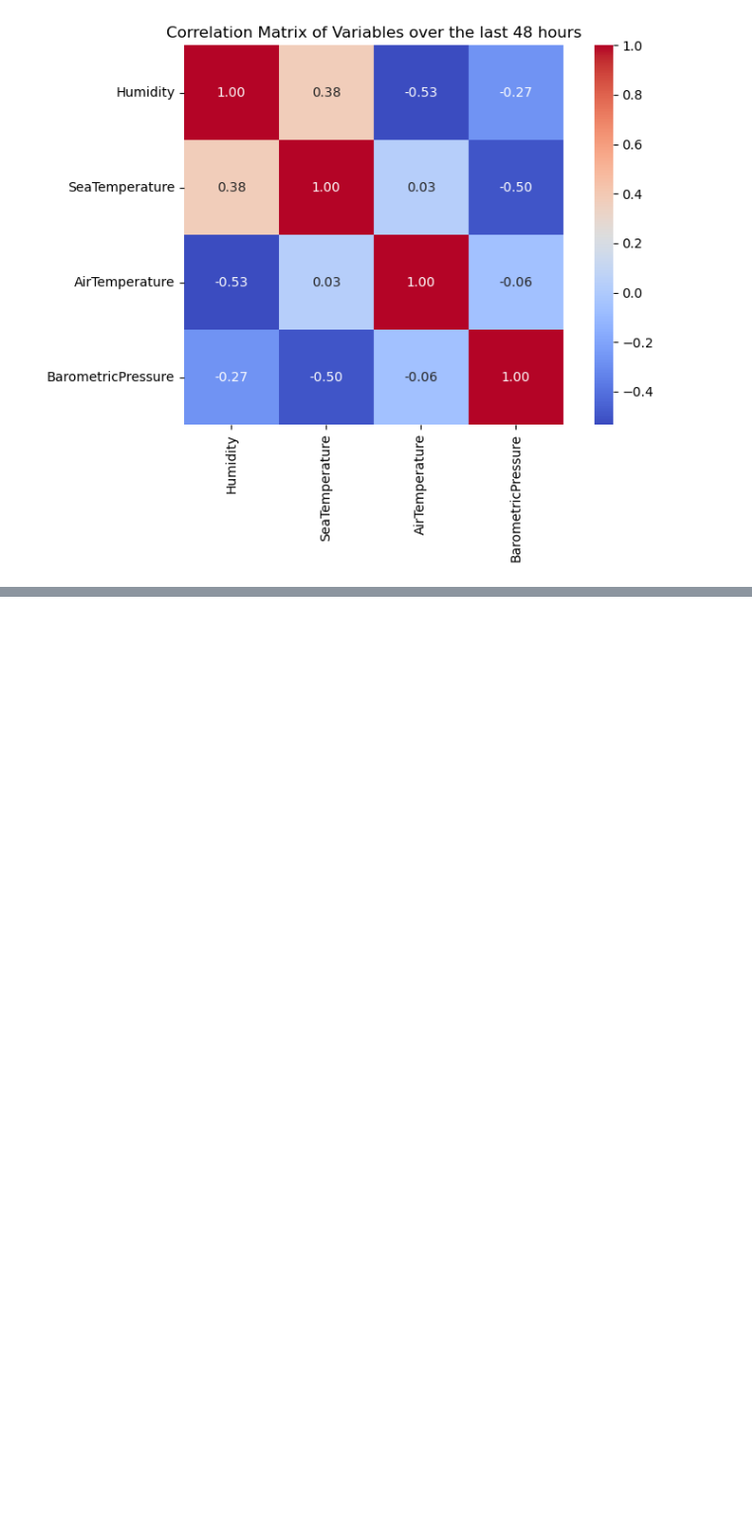
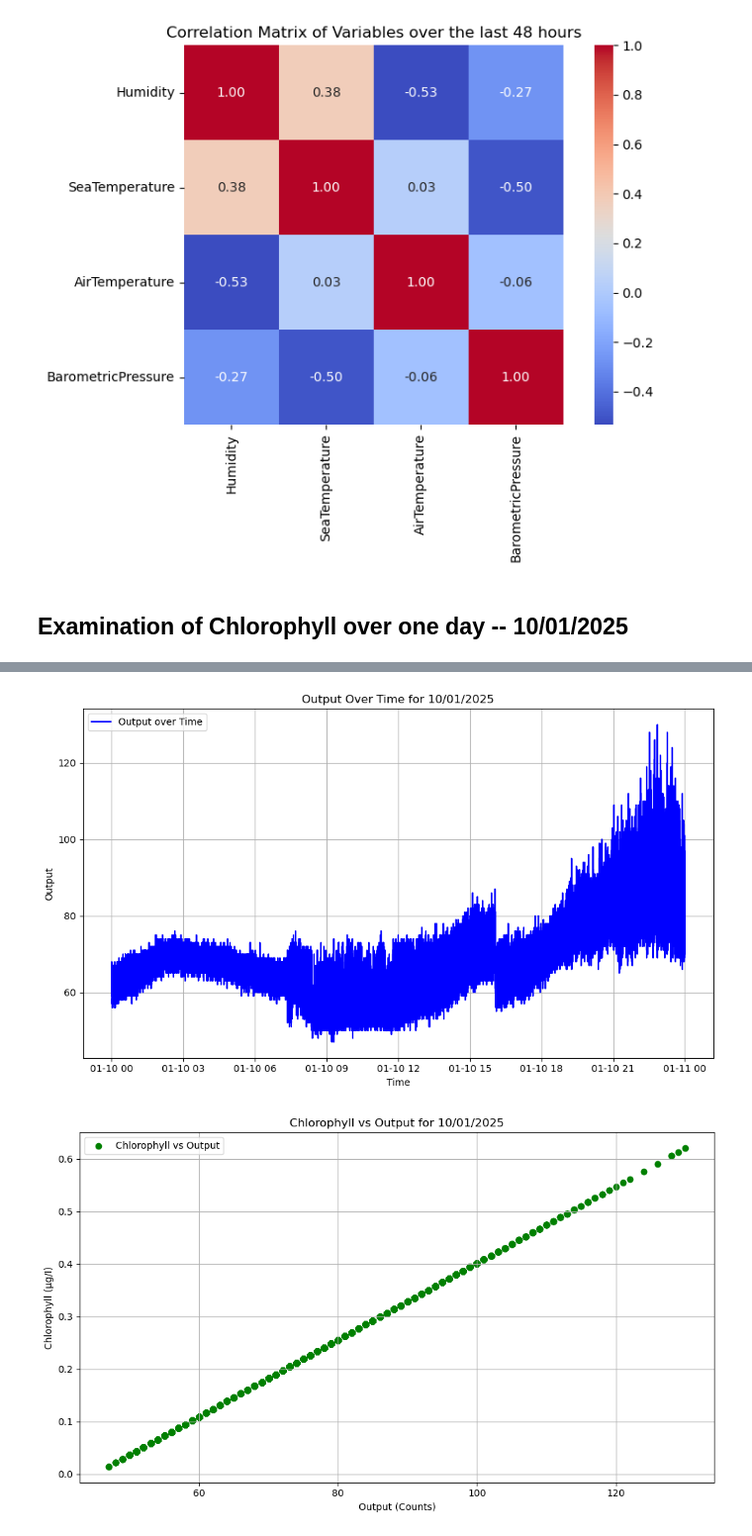
Before and after one commit to Asgar-Fataymamode/OceanX_Project1, a Jupyter notebook: Notebook.ipynb, the cells around one changed output, grey strips where cells are left out. Shown at 99% size. Saved outputs shown, nothing was run; the diff lists cells and outputs as text; code cells hidden in the pictures; blank space fills up the shorter version.

```diff
--- a/Notebook.ipynb
+++ b/Notebook.ipynb
@@ -618,3 +618,77 @@ plt.tight_layout()
 plt.show()
 # %% [output]
 [figure]
+# %% [markdown]
+## Examination of Chlorophyll over one day -- 10/01/2025
+# %%
+# extracting data for the chlorophyll from the txt files
+
+# since it is a txt separated by white spaces -- use delim_whitepsace = true
+
+# extract the two columns that we need -- the time and the output
+
+# then calculate chlorophyll from the output using the formula
+#   chlorophyll = scale factor * (output - dark counts)
+
+# we are using the digial values for the dark counts and the scale values
+
+
+import pandas as pd
+
+file_path = "chlorophyll_10.txt"
+data = pd.read_csv(file_path, sep='\t', header=None)
+
+data.columns = ['Time', 'Unused1', 'Unused2', 'Output', 'Unused3', 'Unused4', 'Unused5']
+
+data['Time'] = data['Time'].str.split(',').str[0]
+
+data['Time'] = pd.to_datetime(data['Time'], errors='coerce')
+
+data['Output'] = pd.to_numeric(data['Output'], errors='coerce')
+
+data = data.dropna(subset=['Time', 'Output'])
+
+processed_data = data[['Time', 'Output']]
+
+print(processed_data.head())
+
+plt.figure(figsize=(10, 6))
+plt.plot(processed_data['Time'], processed_data['Output'], label='Output over Time', color='blue')
+plt.xlabel('Time')
+plt.ylabel('Output')
+plt.title('Output Over Time for 10/01/2025')
+plt.legend()
+plt.grid(True)
+plt.tight_layout()
+plt.show()
+
+
+# now calculating the chlorophyll
+dark_counts_digital = 45  # counts
+scale_factor_digital = 0.0073  # µg/I/count
+
+processed_data['Chlorophyll'] = scale_factor_digital * (processed_data['Output'] - dark_counts_digital)
+
+# in case we have some negative values -- which should not be possible -- then remove the errors
+processed_data = processed_data[processed_data['Chlorophyll'] >= 0]
+
+plt.figure(figsize=(10, 6))
+plt.scatter(processed_data['Output'], processed_data['Chlorophyll'], color='green', label='Chlorophyll vs Output')
+plt.xlabel('Output (Counts)')
+plt.ylabel('Chlorophyll (µg/I)')
+plt.title('Chlorophyll vs Output for 10/01/2025')
+plt.legend()
+plt.grid(True)
+plt.tight_layout()
+plt.show()
+
+plt.figure(figsize=(10, 6))
+plt.plot(processed_data['Time'], processed_data['Chlorophyll'], label='Chlorophyll vs Time', color='blue')
+plt.xlabel('Time')
+plt.ylabel('Chlorophyll (µg/I)')
+plt.title('Chlorophyll Over Time for 10/01/2025')
+plt.legend()
+plt.grid(True)
+plt.tight_layout()
+plt.show()
+# %% [output]
@@ -620,0 +701,2 @@ plt.show()
+[figure, added]
+[figure, added]
```
Also changed, not shown: parts of 4 cells of this notebook, 2 other files.
